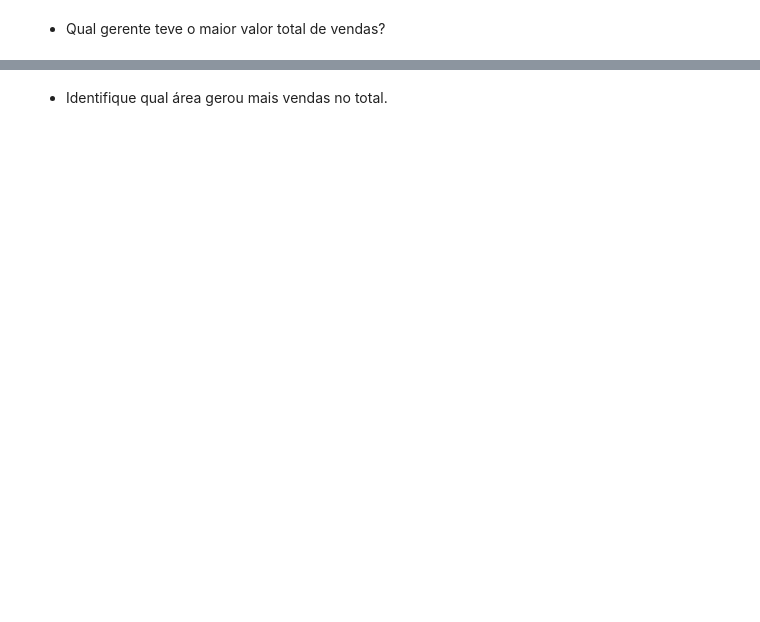
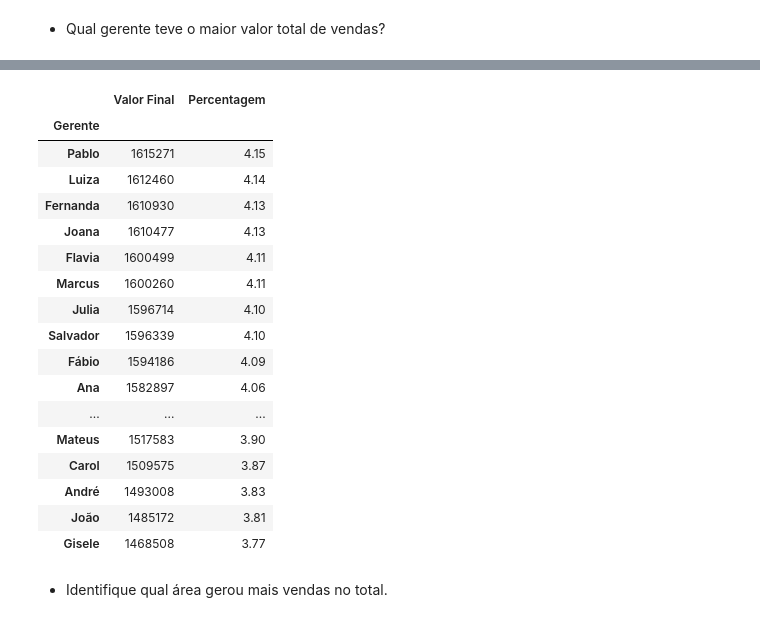
Before and after one commit to andreiacampos98/datascience_course, a Jupyter notebook: Lista_de_exercicios_3_Andreia_Campos.ipynb, the cells around one changed output, grey strips where cells are left out. Saved outputs shown, nothing was run; the diff lists cells and outputs as text; code cells hidden in the pictures; blank space fills up the shorter version.

```diff
--- a/Lista_de_exercicios_3_Andreia_Campos.ipynb
+++ b/Lista_de_exercicios_3_Andreia_Campos.ipynb
@@ -133,2 +211,5 @@ print(vendas_df["Valor Final"].max())
 # %% [markdown]
 *   Crie uma solução para preencher valores ausentes na coluna "Área" no DataFrame de gerentes, caso ela exista.
+# %%
+if 'Area' in gerentes_df.columns:
+  gerentes_df['Area']=gerentes_df['Gerente'].fillna('Não Atribuído')
@@ -140,3 +221,6 @@ print(vendas_df["Valor Final"].max())
 **5. Merge:**
 
 *   Combine os dois DataFrames com base no identificador do gerente (ou outra coluna comum).
+# %%
+all=vendas_df.merge(gerentes_df, on='ID Loja')
+display(all)
@@ -159,3 +288,7 @@ Objetivo: Responder perguntas analíticas e identificar padrões nos dados.
 *   Agrupe os dados combinados por gerente e calcule:
       *   A soma total das vendas de cada gerente.
       *   A média de vendas por gerente.
+# %%
+# Valor vendido por cada gerente
+subset=all.groupby(all['Gerente'])['Valor Final'].sum().sort_values(ascending=False)
+display(subset)
@@ -167,0 +348,3 @@ Objetivo: Responder perguntas analíticas e identificar padrões nos dados.
+# %%
+valor_gerente=pd.DataFrame(subset)
+display(valor_gerente)
@@ -168,3 +370,25 @@ Objetivo: Responder perguntas analíticas e identificar padrões nos dados.
+# %%
+valor_gerente['Percentagem']=round(((valor_gerente['Valor Final'] / valor_gerente['Valor Final'].sum()) *100), 2)
+display(valor_gerente)
+# %% [output]
+|  | Valor Final | Percentagem |
+| Gerente |  |  |
+| Pablo | 1615271 | 4.15 |
+| Luiza | 1612460 | 4.14 |
+| Fernanda | 1610930 | 4.13 |
+| Joana | 1610477 | 4.13 |
+| Flavia | 1600499 | 4.11 |
+| Marcus | 1600260 | 4.11 |
+| Julia | 1596714 | 4.10 |
+| Salvador | 1596339 | 4.10 |
+| Fábio | 1594186 | 4.09 |
+| Ana | 1582897 | 4.06 |
+| ... | ... | ... |
+| Mateus | 1517583 | 3.90 |
+| Carol | 1509575 | 3.87 |
+| André | 1493008 | 3.83 |
+| João | 1485172 | 3.81 |
+| Gisele | 1468508 | 3.77 |
 # %% [markdown]
 
 *   Identifique qual área gerou mais vendas no total.
```
Also changed, not shown: parts of 21 cells of this notebook.
